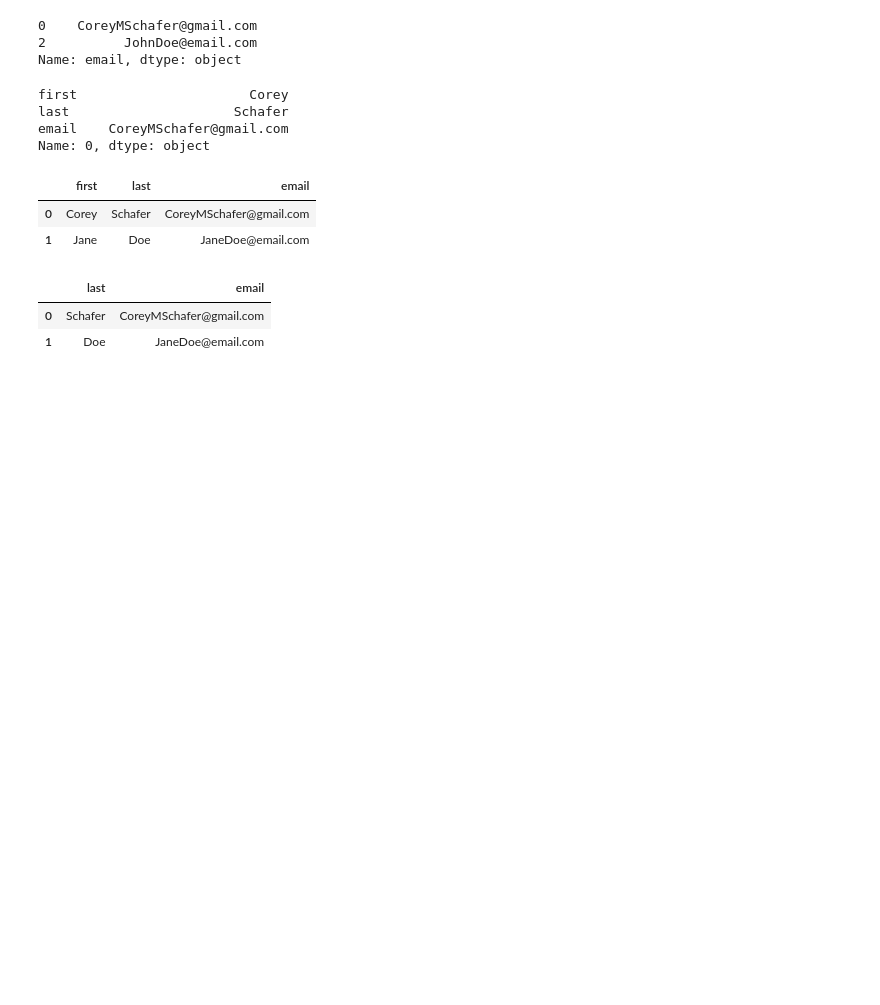
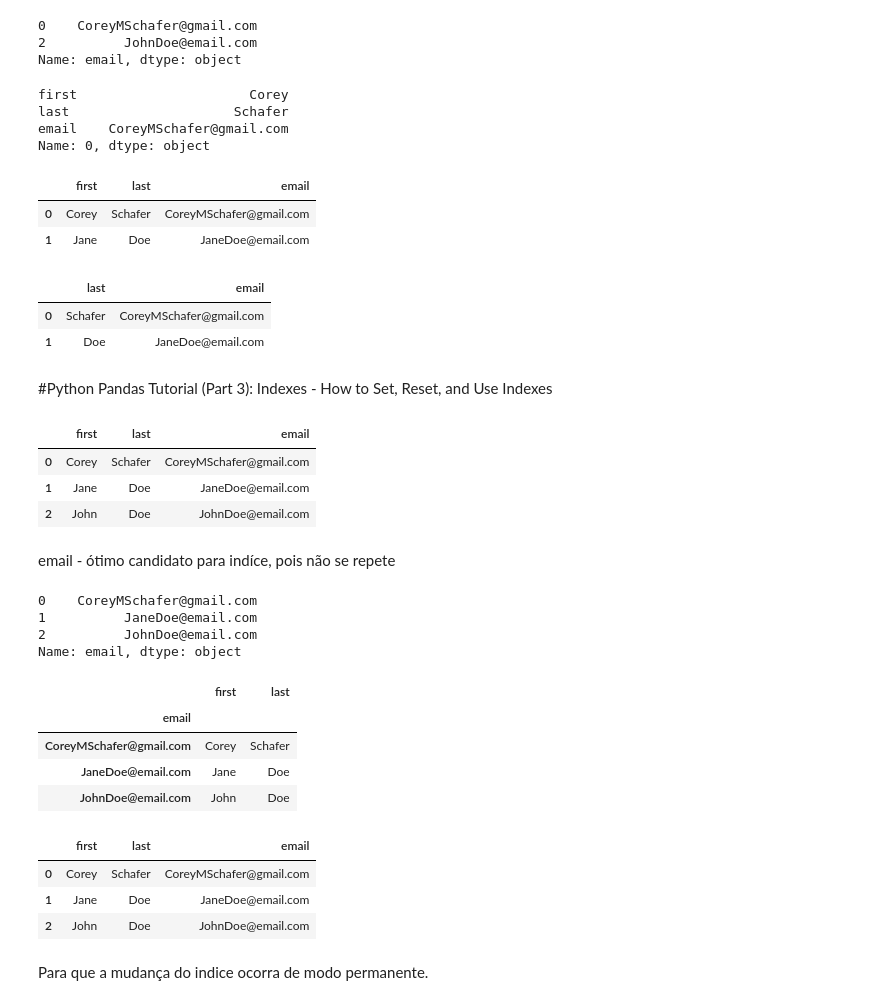
Before and after one commit to leanpina/Pandas_Corey_Shaffer, a Jupyter notebook: SnippetsCode.ipynb, the cells around one changed output. Cells and saved outputs as stored; diff of their text form; code cells hidden in the pictures; blank space fills up the shorter version.

```diff
--- a/SnippetsCode.ipynb
+++ b/SnippetsCode.ipynb
@@ -110,3 +110,38 @@ df.loc[[0,1], ['last', 'email']]
 |  | last | email |
 | 0 | Schafer | CoreyMSchafer@gmail.com |
 | 1 | Doe | JaneDoe@email.com |
+# %% [markdown]
+#Python Pandas Tutorial (Part 3): Indexes - How to Set, Reset, and Use Indexes
+# %%
+df
+# %% [output]
+|  | first | last | email |
+| 0 | Corey | Schafer | CoreyMSchafer@gmail.com |
+| 1 | Jane | Doe | JaneDoe@email.com |
+| 2 | John | Doe | JohnDoe@email.com |
+# %% [markdown]
+email - ótimo candidato para indíce, pois não se repete
+# %%
+df['email']
+# %% [output]
+0    CoreyMSchafer@gmail.com
+1          JaneDoe@email.com
+2          JohnDoe@email.com
+Name: email, dtype: object
+# %%
+df.set_index('email')
+# %% [output]
+|  | first | last |
+| email |  |  |
+| CoreyMSchafer@gmail.com | Corey | Schafer |
+| JaneDoe@email.com | Jane | Doe |
+| JohnDoe@email.com | John | Doe |
+# %%
+df
+# %% [output]
+|  | first | last | email |
+| 0 | Corey | Schafer | CoreyMSchafer@gmail.com |
+| 1 | Jane | Doe | JaneDoe@email.com |
+| 2 | John | Doe | JohnDoe@email.com |
+# %% [markdown]
+Para que a mudança do indice ocorra de modo permanente.
```
Also changed, not shown: parts of 8 cells of this notebook.
